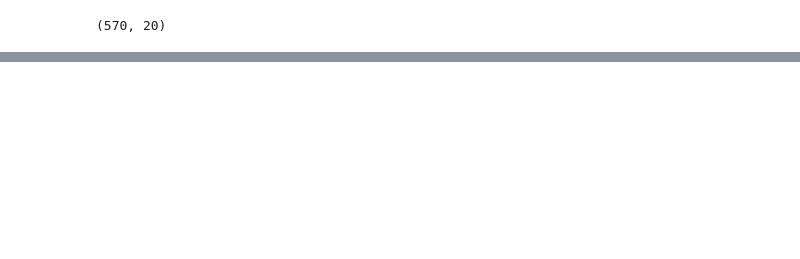
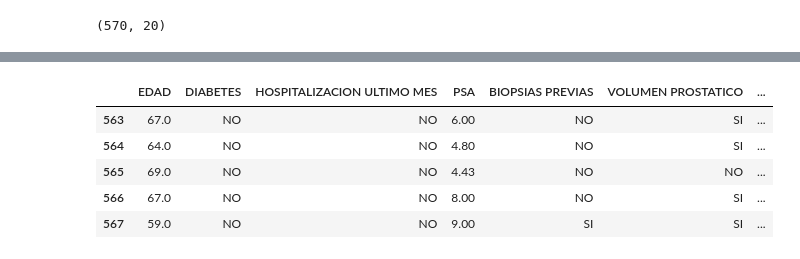
Before and after one commit to printer130/ml_hospital_health_care_study, a Jupyter notebook: index.ipynb, the cells around one changed output, grey strips where cells are left out. Cells and saved outputs as stored; diff of their text form; code cells hidden in the pictures; blank space fills up the shorter version.

```diff
--- a/index.ipynb
+++ b/index.ipynb
@@ -12,0 +67,13 @@ df.shape
+# %%
+# Normalize cols name
+df.rename(columns={'DIAS HOSPITALIZACIÓN UPC': "DIAS HOSPITALIZACION UPC", 'NUMERO DE DIAS POST BIOPSIA EN QUE SE PRESENTA LA COMPLICACIÓN INFECCIOSA': "NUMERO DE DIAS POST BIOPSIA EN QUE SE PRESENTA LA COMPLICACION INFECCIOSA", 'HOSPITALIZACIÓN ULTIMO MES': 'HOSPITALIZACION ULTIMO MES'}, inplace=True)
+# %%
+df.tail()
+#df.shape
+# %% [output]
+|  | EDAD | DIABETES | HOSPITALIZACION ULTIMO MES | PSA | BIOPSIAS PREVIAS | VOLUMEN PROSTATICO | ... |
+| 563 | 67.0 | NO | NO | 6.00 | NO | SI | ... |
+| 564 | 64.0 | NO | NO | 4.80 | NO | SI | ... |
+| 565 | 69.0 | NO | NO | 4.43 | NO | NO | ... |
+| 566 | 67.0 | NO | NO | 8.00 | NO | SI | ... |
+| 567 | 59.0 | NO | NO | 9.00 | SI | SI | ... |
```
Also changed, not shown: parts of 35 cells of this notebook.
